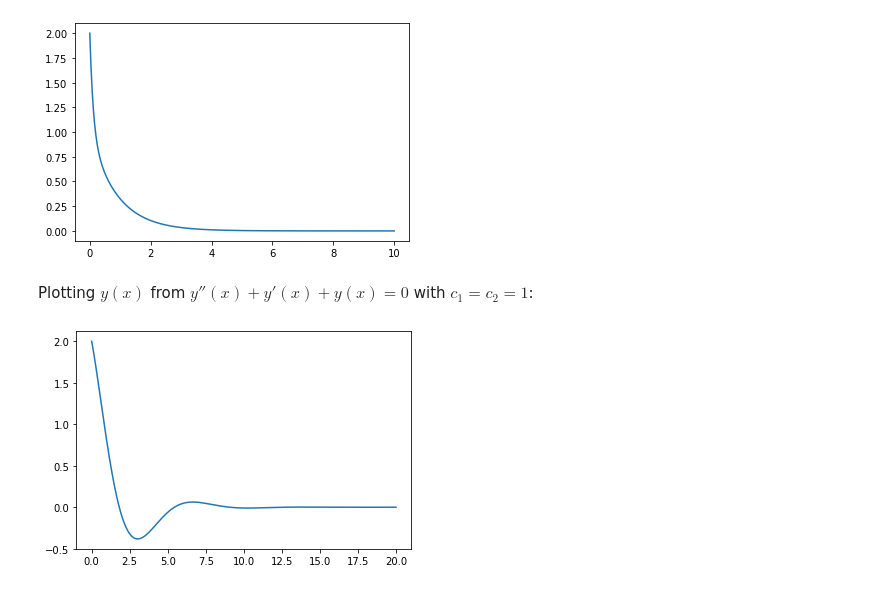
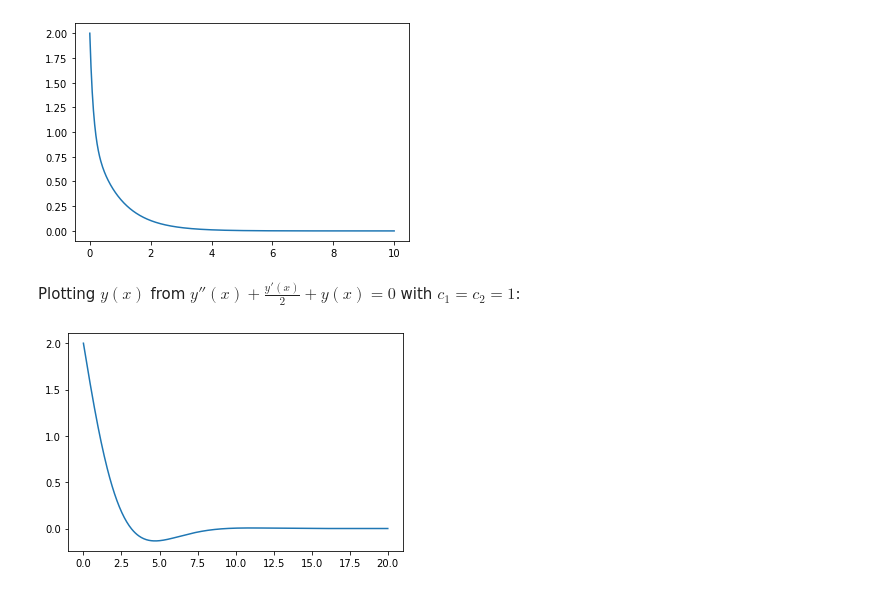
Before and after one commit to FilipeChagasDev/Calculus-for-Programmers, a Jupyter notebook: ODE/second_order/Const-Coeff_Homogeneus_SO_ODE.ipynb, the cells around one changed output. Cells and saved outputs as stored; diff of their text form; code cells hidden in the pictures.

```diff
--- a/ODE/second_order/Const-Coeff_Homogeneus_SO_ODE.ipynb
+++ b/ODE/second_order/Const-Coeff_Homogeneus_SO_ODE.ipynb
@@ -230,12 +232,12 @@ plt.show()
 # %% [output]
 [figure]
 # %% [markdown]
-Plotting $y(x)$ from $y''(x) + y'(x) + y(x) = 0$ with $c_1=c_2=1$:
+Plotting $y(x)$ from $y''(x) + \frac{y'(x)}{2} + y(x) = 0$ with $c_1=c_2=1$:
 # %%
-p, q, c1, c2 = (1, 1, 1, 1)
+p, q, c1, c2 = (1, 0.5, 1, 1)
 y = get_ODE_function(p, q, c1, c2) #y(x) function
 x = np.linspace(0,20,500) #500 dots in [0, 20]
 plt.plot(x,y(x).real) #Plot the real part of y(x)
 plt.show()
 # %% [output]
-[figure, old version]
+[figure, new version]
```
Also changed, not shown: parts of 1 cell of this notebook.
